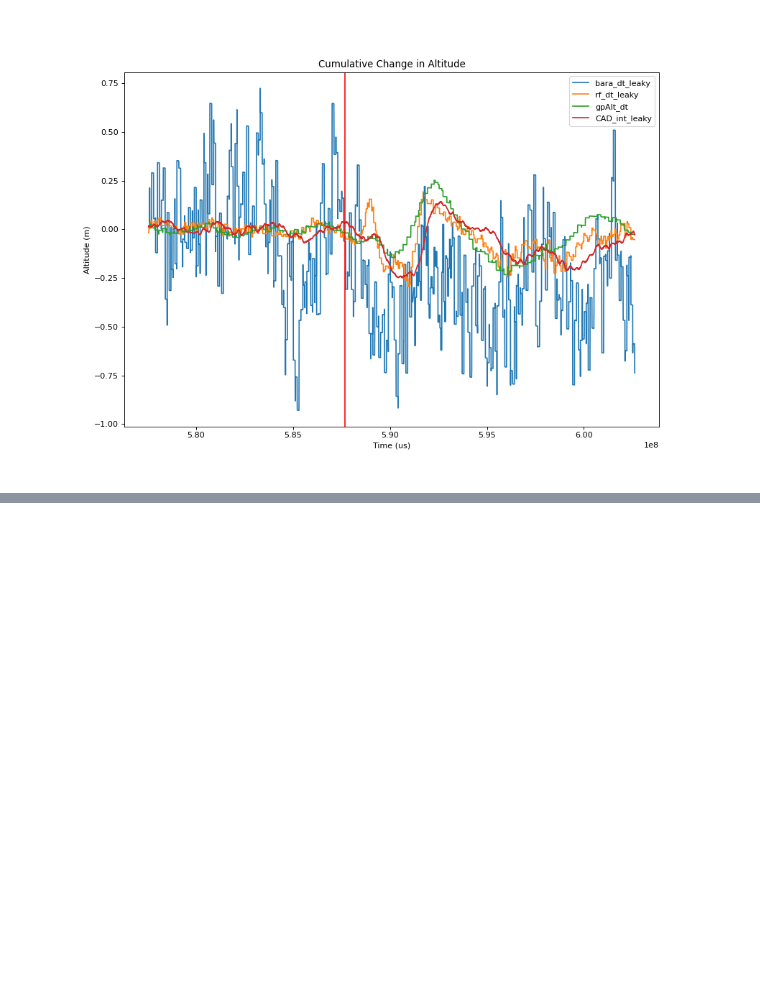
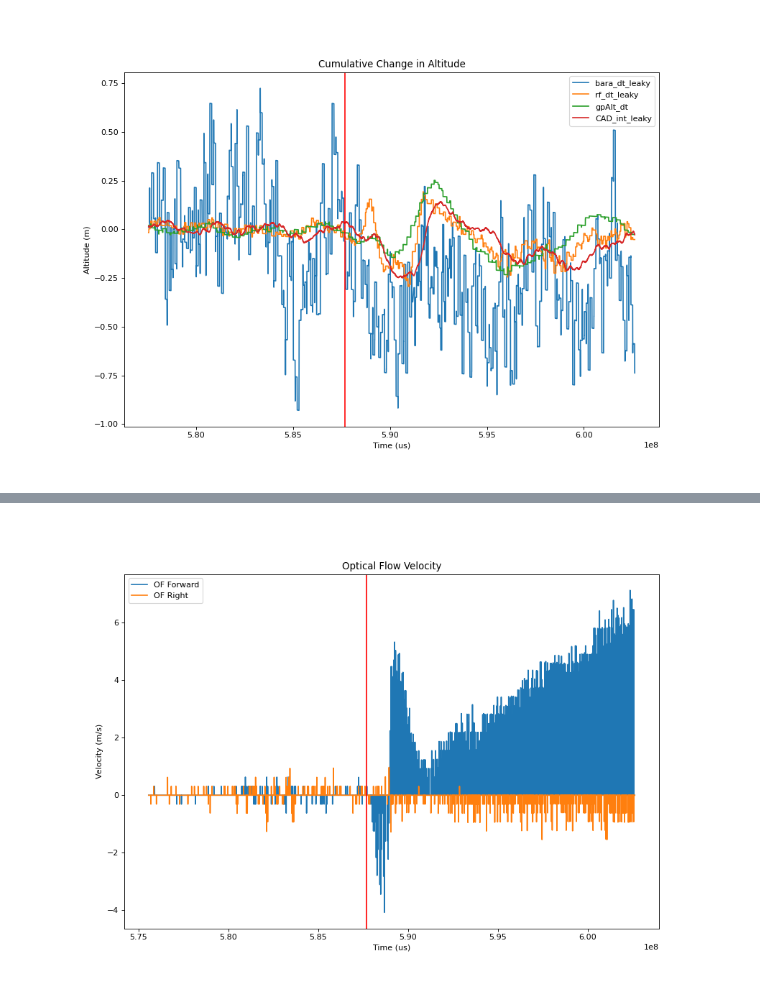
Before and after one commit to BaileySri/Practical-Software-Defense-for-GPS-Spoofing-on-a-Hobby-UAV-Offline, a Jupyter notebook: notebooks/0.1-bks-attack-idle.ipynb, the cells around one changed output, grey strips where cells are left out. Drawn from its saved outputs; the diff is of its cells as text; code cells hidden in the pictures; blank space fills up the shorter version.

```diff
--- a/notebooks/0.1-bks-attack-idle.ipynb
+++ b/notebooks/0.1-bks-attack-idle.ipynb
@@ -328,0 +371,12 @@ sensors.
+# %%
+of = df[["frF", "frR", "rf"]]
+of_vel = pd.DataFrame(data={"OF Forward":of.frF * of.rf/100,
+                            "OF Right":of.frR * of.rf/100})
+
+simple_time_plot(df.TimeUS,
+                 of_vel,
+                 atk=587680045,
+                 title="Optical Flow Velocity",
+                 units=["us","Velocity (m/s)"])
+# %% [output]
+[figure, added]
```
Also changed, not shown: parts of 17 cells of this notebook, 1 other file.
